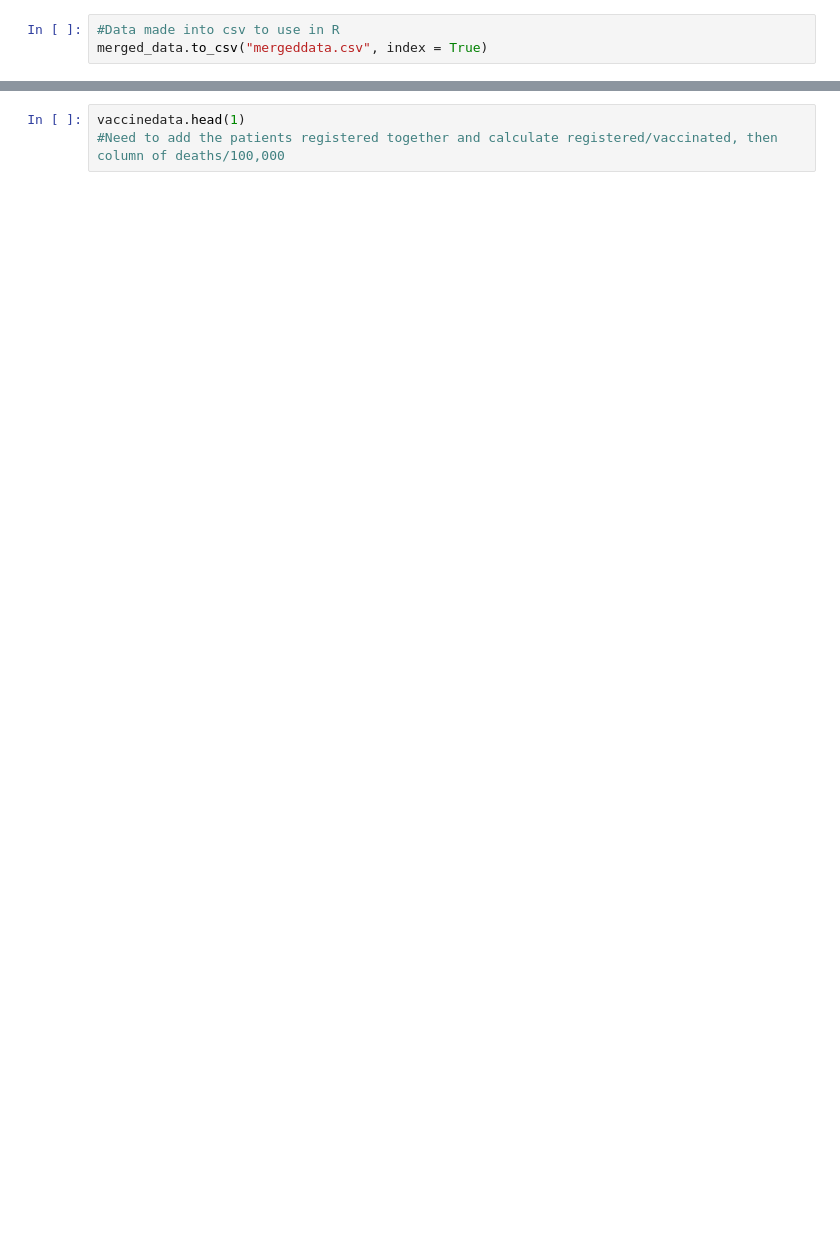
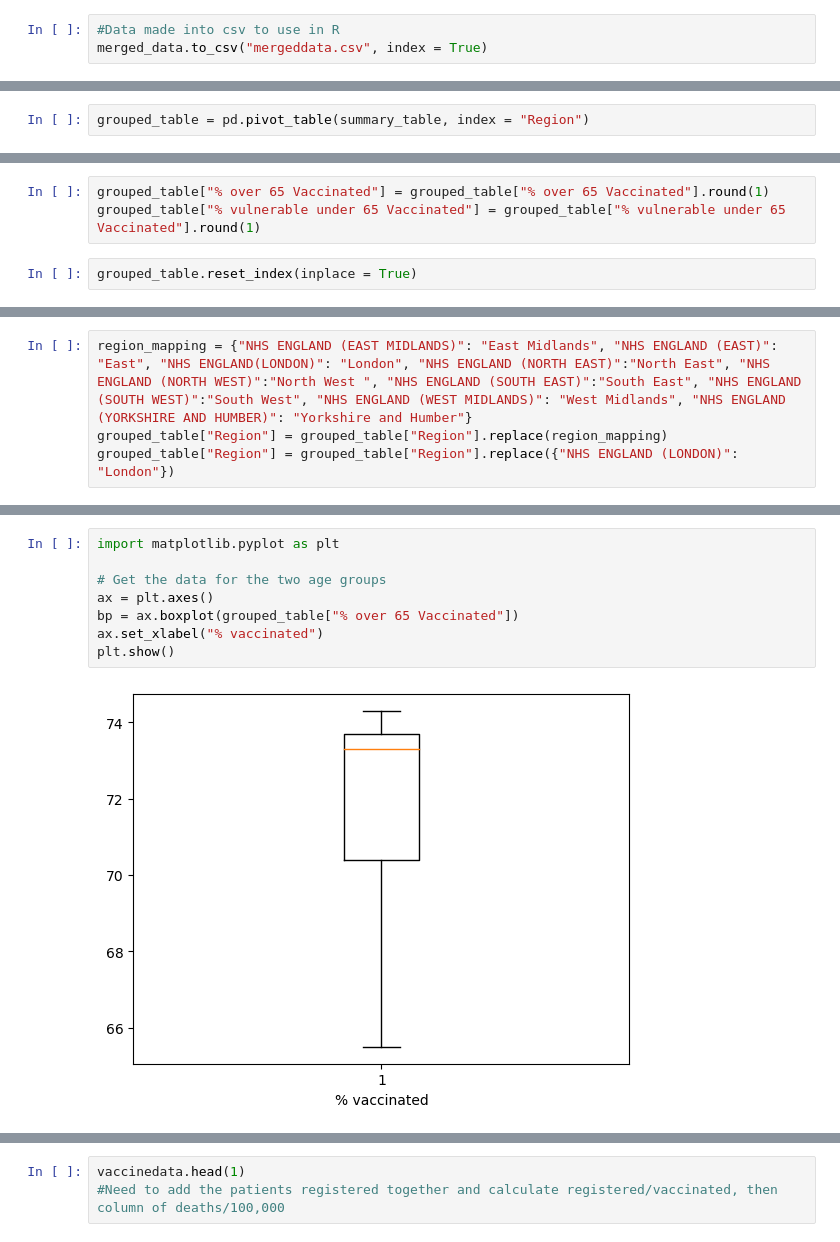
Before and after one commit to millie120701/Data-Report, a Jupyter notebook: DataReportinJ.ipynb, the cells around one changed output, grey strips where cells are left out. Cells and saved outputs as stored; diff of their text form; blank space fills up the shorter version.

```diff
--- a/DataReportinJ.ipynb
+++ b/DataReportinJ.ipynb
@@ -259,0 +391,2 @@ autoplot(second_vaccinedata_glm)
+# %%
+grouped_table = pd.pivot_table(summary_table, index = "Region")
@@ -259,0 +410,5 @@ autoplot(second_vaccinedata_glm)
+# %%
+grouped_table["% over 65 Vaccinated"] = grouped_table["% over 65 Vaccinated"].round(1)
+grouped_table["% vulnerable under 65 Vaccinated"] = grouped_table["% vulnerable under 65 Vaccinated"].round(1)
+# %%
+grouped_table.reset_index(inplace = True)
@@ -259,0 +428,4 @@ autoplot(second_vaccinedata_glm)
+# %%
+region_mapping = {"NHS ENGLAND (EAST MIDLANDS)": "East Midlands", "NHS ENGLAND (EAST)": "East", "NHS ENGLAND(LONDON)": "London", "NHS ENGLAND (NORTH EAST)":"North East", "NHS ENGLAND (NORTH WEST)":"North West ", "NHS ENGLAND (SOUTH EAST)":"South East", "NHS ENGLAND (SOUTH WEST)":"South West", "NHS ENGLAND (WEST MIDLANDS)": "West Midlands", "NHS ENGLAND (YORKSHIRE AND HUMBER)": "Yorkshire and Humber"}
+grouped_table["Region"] = grouped_table["Region"].replace(region_mapping)
+grouped_table["Region"] = grouped_table["Region"].replace({"NHS ENGLAND (LONDON)": "London"})
@@ -259,0 +475,10 @@ autoplot(second_vaccinedata_glm)
+# %%
+import matplotlib.pyplot as plt
+
+# Get the data for the two age groups
+ax = plt.axes()
+bp = ax.boxplot(grouped_table["% over 65 Vaccinated"])
+ax.set_xlabel("% vaccinated")
+plt.show()
+# %% [output]
+[figure, added]
```
Also changed, not shown: parts of 80 cells of this notebook.
